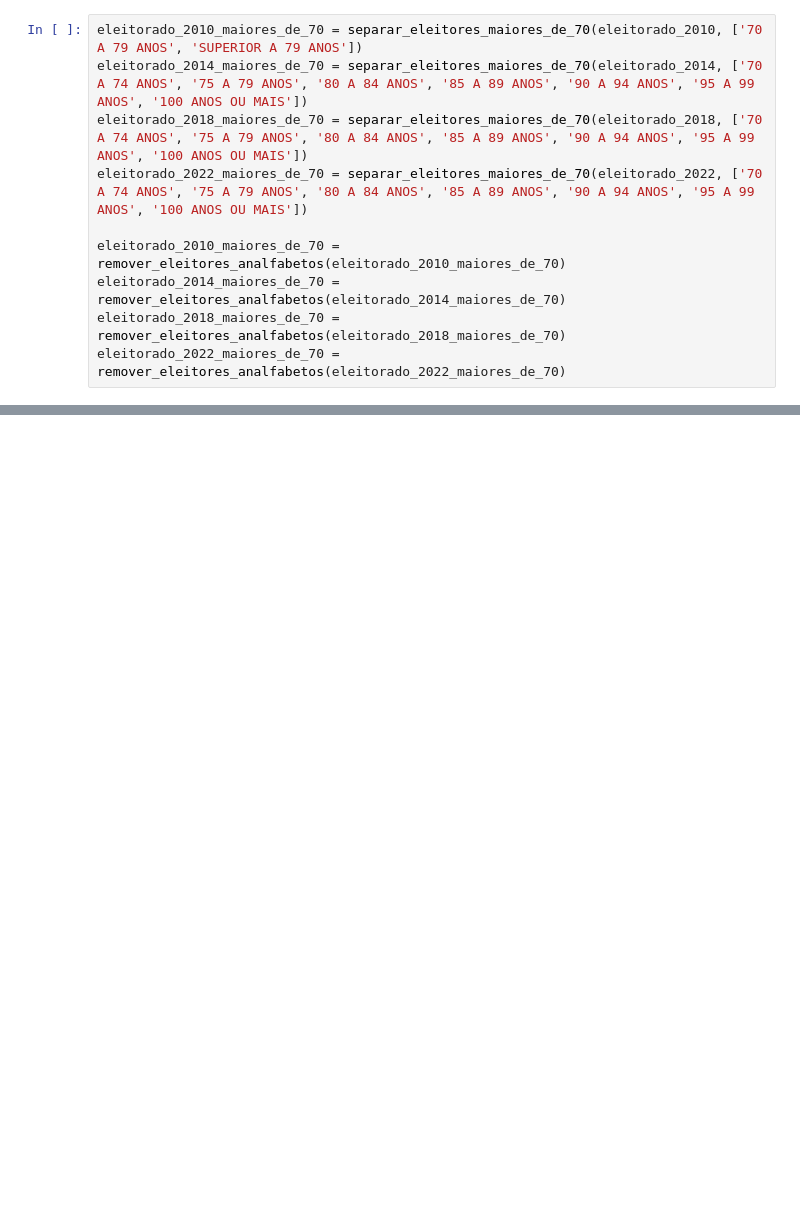
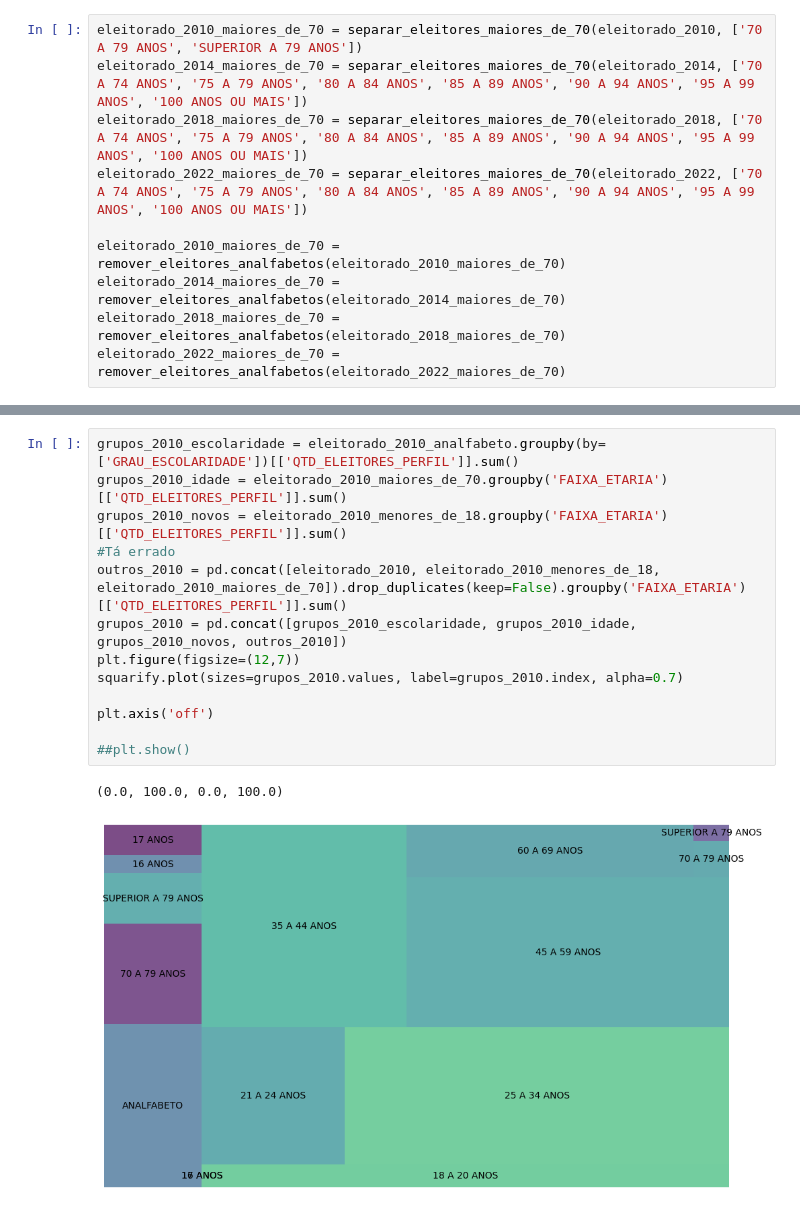
Before and after one commit to Larilw/ICD_Hipotese2, a Jupyter notebook: eleitorado.ipynb, the cells around one changed output, grey strips where cells are left out. Cells and saved outputs as stored; diff of their text form; blank space fills up the shorter version.

```diff
--- a/eleitorado.ipynb
+++ b/eleitorado.ipynb
@@ -153,0 +220,16 @@ eleitorado_2022_maiores_de_70 = remover_eleitores_analfabetos(eleitorado_2022_ma
+# %%
+grupos_2010_escolaridade = eleitorado_2010_analfabeto.groupby(by=['GRAU_ESCOLARIDADE'])[['QTD_ELEITORES_PERFIL']].sum()
+grupos_2010_idade = eleitorado_2010_maiores_de_70.groupby('FAIXA_ETARIA')[['QTD_ELEITORES_PERFIL']].sum()
+grupos_2010_novos = eleitorado_2010_menores_de_18.groupby('FAIXA_ETARIA')[['QTD_ELEITORES_PERFIL']].sum()
+#Tá errado
+outros_2010 = pd.concat([eleitorado_2010, eleitorado_2010_menores_de_18, eleitorado_2010_maiores_de_70]).drop_duplicates(keep=False).groupby('FAIXA_ETARIA')[['QTD_ELEITORES_PERFIL']].sum()
+grupos_2010 = pd.concat([grupos_2010_escolaridade, grupos_2010_idade, grupos_2010_novos, outros_2010])
+plt.figure(figsize=(12,7))
+squarify.plot(sizes=grupos_2010.values, label=grupos_2010.index, alpha=0.7)
+
+plt.axis('off')
+
+##plt.show()
+# %% [output]
+(0.0, 100.0, 0.0, 100.0)
+[figure, added]
```
Also changed, not shown: parts of 15 cells of this notebook.
